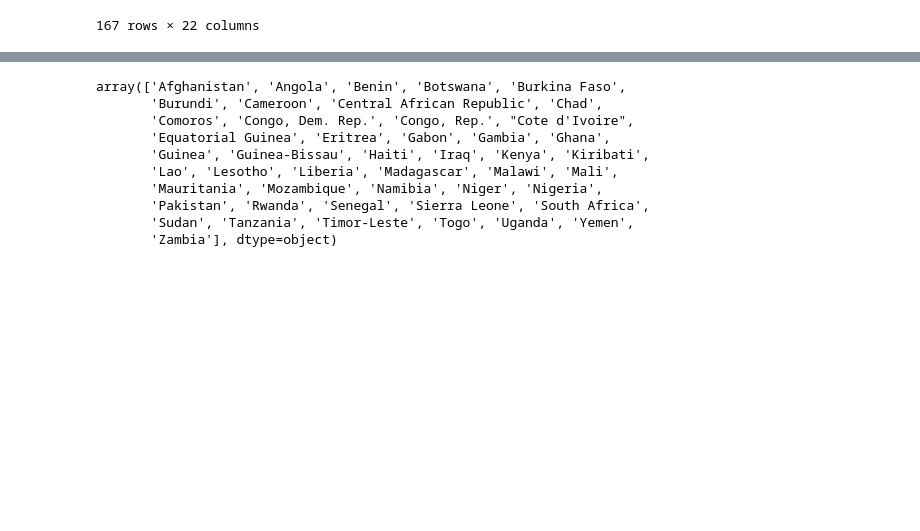
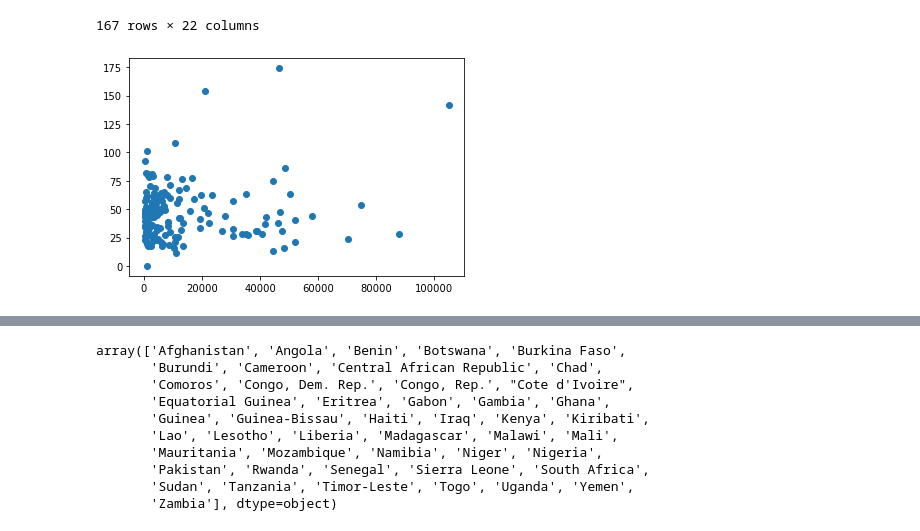
Before and after one commit to BimsaraGunarathna/aithion-k-means-clusttering-model, a Jupyter notebook: Aithion - K-Means Clusttering Demo.ipynb, the cells around one changed output, grey strips where cells are left out. Drawn from its saved outputs; the diff is of its cells as text; code cells hidden in the pictures; blank space fills up the shorter version.

```diff
--- a/Aithion - K-Means Clusttering Demo.ipynb
+++ b/Aithion - K-Means Clusttering Demo.ipynb
@@ -161,3 +161,8 @@ df3
 | 165 | Yemen | 34.4 | 30.0 | 4480 | 1310 | 23.60 | 5.18 | 56.3 | ... |
 | 166 | Zambia | 30.9 | 37.0 | 3280 | 1460 | 14.00 | 5.89 | 83.1 | ... |
 167 rows × 22 columns
+# %%
+plt.scatter(df3['gdppc'], df3['imports'])
+plt.show()
+# %% [output]
+[figure, added]
```
Also changed, not shown: parts of 41 cells of this notebook.
